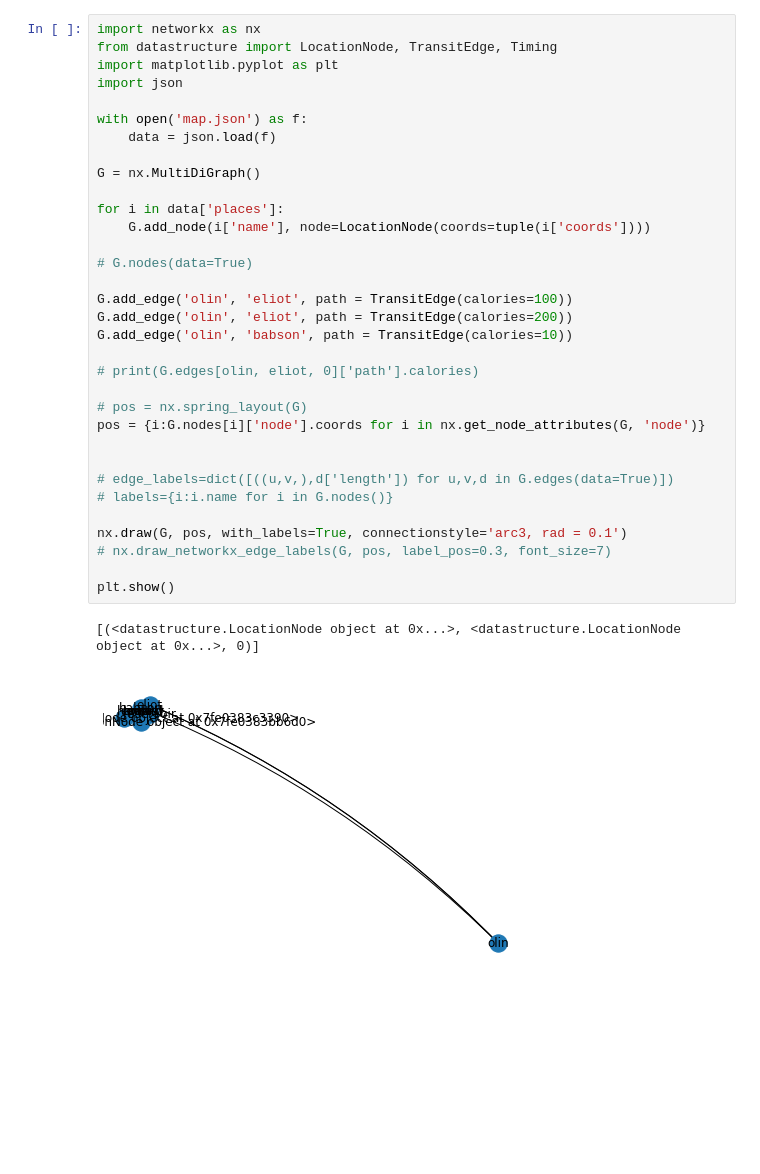
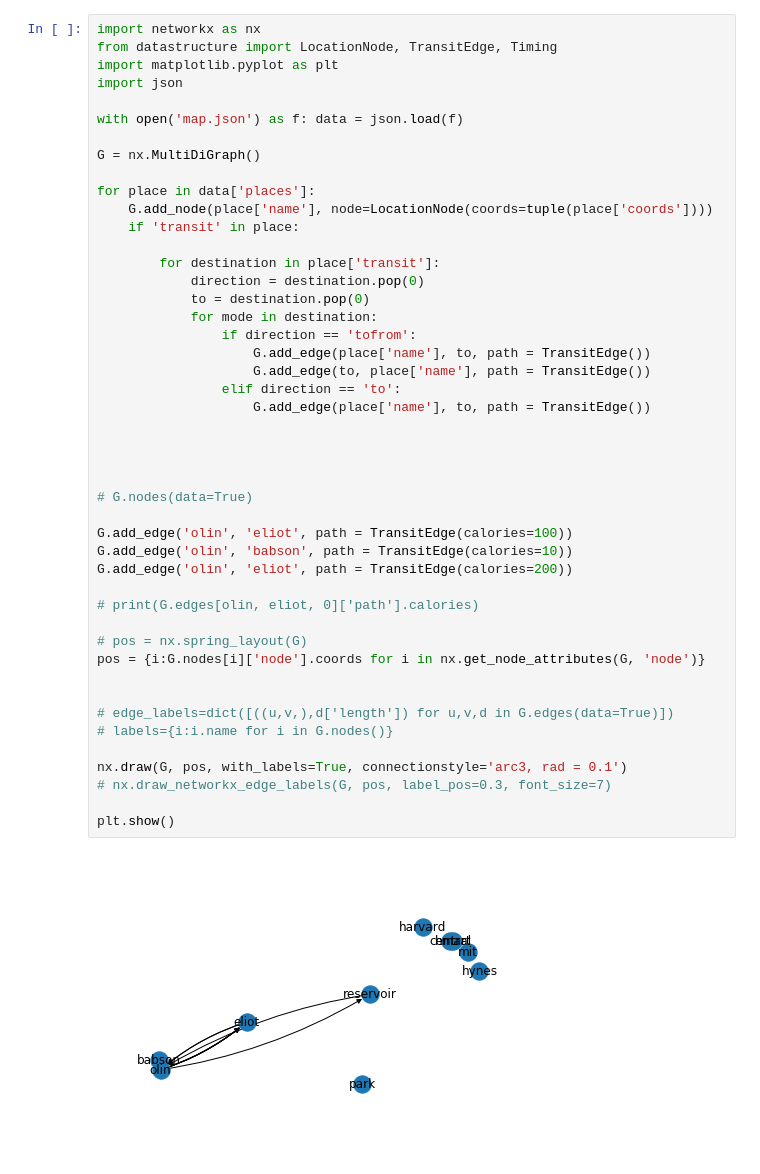
Before and after one commit to sdaitzman/BubblePopperTransit, a Jupyter notebook: data_parse.ipynb, the cells around one changed output. Saved outputs shown, nothing was run; the diff lists cells and outputs as text; blank space fills up the shorter version.

Commit message:
parses routes from JSON representation

```diff
--- a/data_parse.ipynb
+++ b/data_parse.ipynb
@@ -1,36 +1,48 @@
 # %%
 import networkx as nx
 from datastructure import LocationNode, TransitEdge, Timing
 import matplotlib.pyplot as plt
 import json
 
-with open('map.json') as f:
-    data = json.load(f)
+with open('map.json') as f: data = json.load(f)
 
 G = nx.MultiDiGraph()
 
-for i in data['places']:
-    G.add_node(i['name'], node=LocationNode(coords=tuple(i['coords'])))
+for place in data['places']:
+    G.add_node(place['name'], node=LocationNode(coords=tuple(place['coords'])))
+    if 'transit' in place:
+
+        for destination in place['transit']:
+            direction = destination.pop(0)
+            to = destination.pop(0)
+            for mode in destination:
+                if direction == 'tofrom':
+                    G.add_edge(place['name'], to, path = TransitEdge())
+                    G.add_edge(to, place['name'], path = TransitEdge())
+                elif direction == 'to':
+                    G.add_edge(place['name'], to, path = TransitEdge())
+
+
+
 
 # G.nodes(data=True)
 
 G.add_edge('olin', 'eliot', path = TransitEdge(calories=100))
+G.add_edge('olin', 'babson', path = TransitEdge(calories=10))
 G.add_edge('olin', 'eliot', path = TransitEdge(calories=200))
-G.add_edge('olin', 'babson', path = TransitEdge(calories=10))
 
 # print(G.edges[olin, eliot, 0]['path'].calories)
 
 # pos = nx.spring_layout(G)
 pos = {i:G.nodes[i]['node'].coords for i in nx.get_node_attributes(G, 'node')}
 
 
 # edge_labels=dict([((u,v,),d['length']) for u,v,d in G.edges(data=True)])
 # labels={i:i.name for i in G.nodes()}
 
 nx.draw(G, pos, with_labels=True, connectionstyle='arc3, rad = 0.1')
 # nx.draw_networkx_edge_labels(G, pos, label_pos=0.3, font_size=7)
 
 plt.show()
 # %% [output]
-[(<datastructure.LocationNode object at 0x...>, <datastructure.LocationNode object at 0x...>, 0)]
-[figure, old version]
+[figure, new version]
```
Also changed, not shown: 1 other file.
